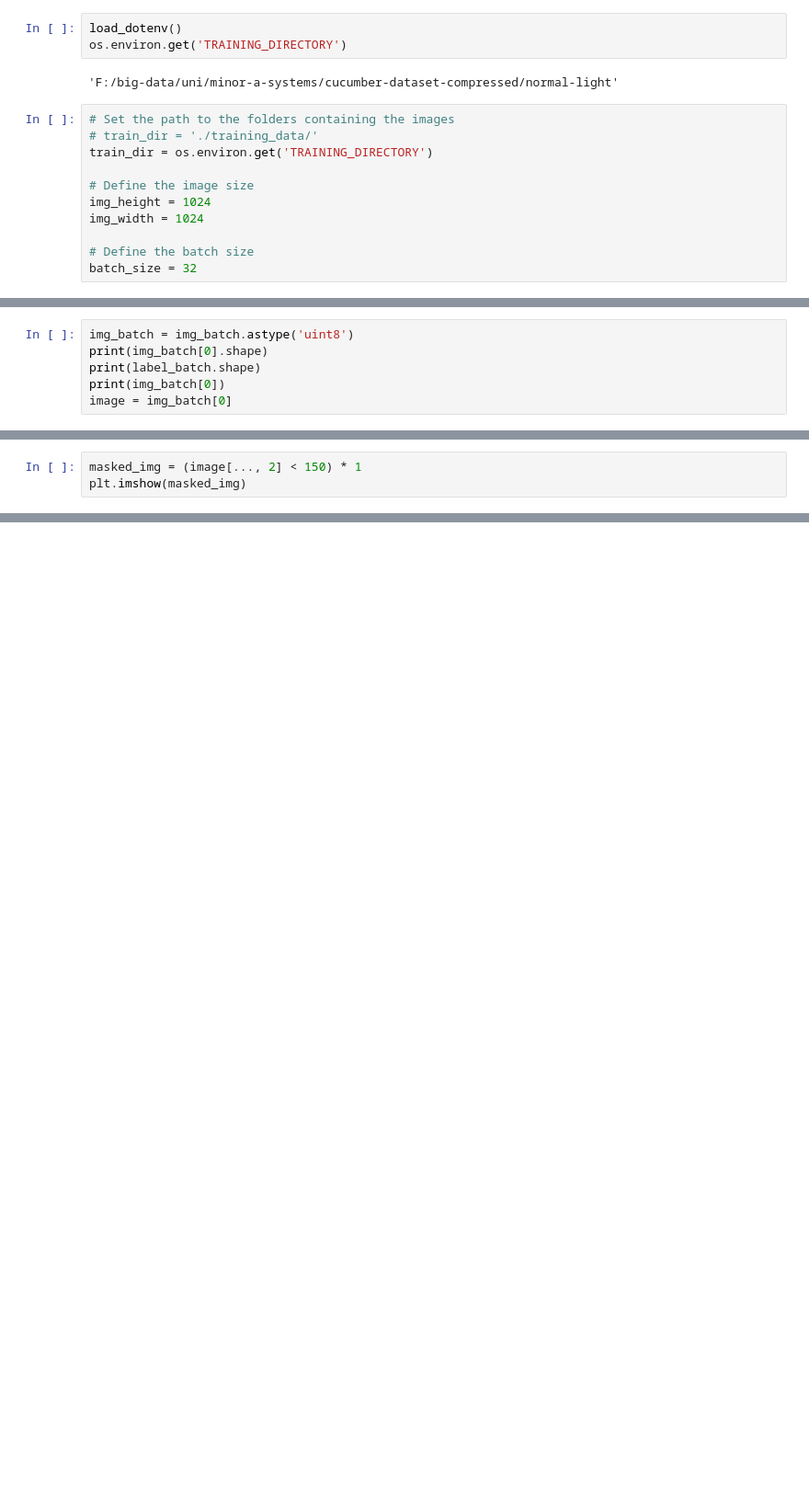
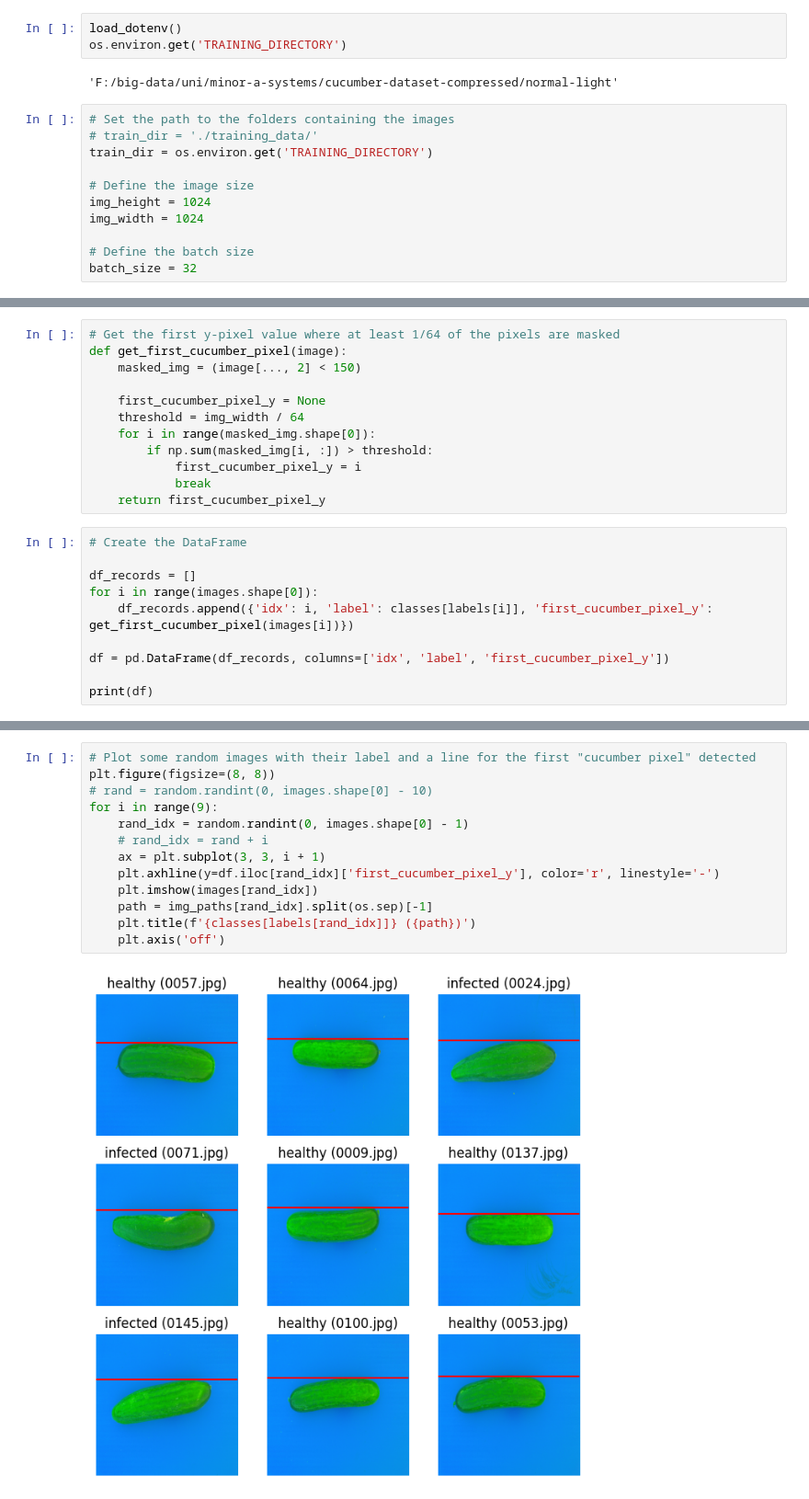
Before and after one commit to Niklas-Mezynski/fontys-cucumber-disease-ai-model, a Jupyter notebook: img_pre_processing_final_procedure.ipynb, the cells around one changed output, grey strips where cells are left out. Shown at 92% size. Saved outputs shown, nothing was run; the diff lists cells and outputs as text; blank space fills up the shorter version.

```diff
--- a/img_pre_processing_final_procedure.ipynb
+++ b/img_pre_processing_final_procedure.ipynb
@@ -58,6 +70,0 @@ for images, labels in train_ds.take(1):
-# %%
-img_batch = img_batch.astype('uint8')
-print(img_batch[0].shape)
-print(label_batch.shape)
-print(img_batch[0])
-image = img_batch[0]
@@ -103,3 +70,0 @@ plt.hist(image[:,:,2].ravel(), bins=50)
-# %%
-masked_img = (image[..., 2] < 150) * 1
-plt.imshow(masked_img)
@@ -122,0 +71,22 @@ tets[600]
+# %%
+# Get the first y-pixel value where at least 1/64 of the pixels are masked
+def get_first_cucumber_pixel(image):
+    masked_img = (image[..., 2] < 150)
+
+    first_cucumber_pixel_y = None
+    threshold = img_width / 64
+    for i in range(masked_img.shape[0]):
+        if np.sum(masked_img[i, :]) > threshold:
+            first_cucumber_pixel_y = i
+            break
+    return first_cucumber_pixel_y
+# %%
+# Create the DataFrame
+
+df_records = []
+for i in range(images.shape[0]):
+    df_records.append({'idx': i, 'label': classes[labels[i]], 'first_cucumber_pixel_y': get_first_cucumber_pixel(images[i])})
+
+df = pd.DataFrame(df_records, columns=['idx', 'label', 'first_cucumber_pixel_y'])
+
+print(df)
@@ -122,0 +110,15 @@ tets[600]
+# %%
+# Plot some random images with their label and a line for the first "cucumber pixel" detected
+plt.figure(figsize=(8, 8))
+# rand = random.randint(0, images.shape[0] - 10)
+for i in range(9):
+    rand_idx = random.randint(0, images.shape[0] - 1)
+    # rand_idx = rand + i
+    ax = plt.subplot(3, 3, i + 1)
+    plt.axhline(y=df.iloc[rand_idx]['first_cucumber_pixel_y'], color='r', linestyle='-')
+    plt.imshow(images[rand_idx])
+    path = img_paths[rand_idx].split(os.sep)[-1]
+    plt.title(f'{classes[labels[rand_idx]]} ({path})')
+    plt.axis('off')
+# %% [output]
+[figure, added]
```
Also changed, not shown: parts of 12 cells of this notebook, 2 other files.
